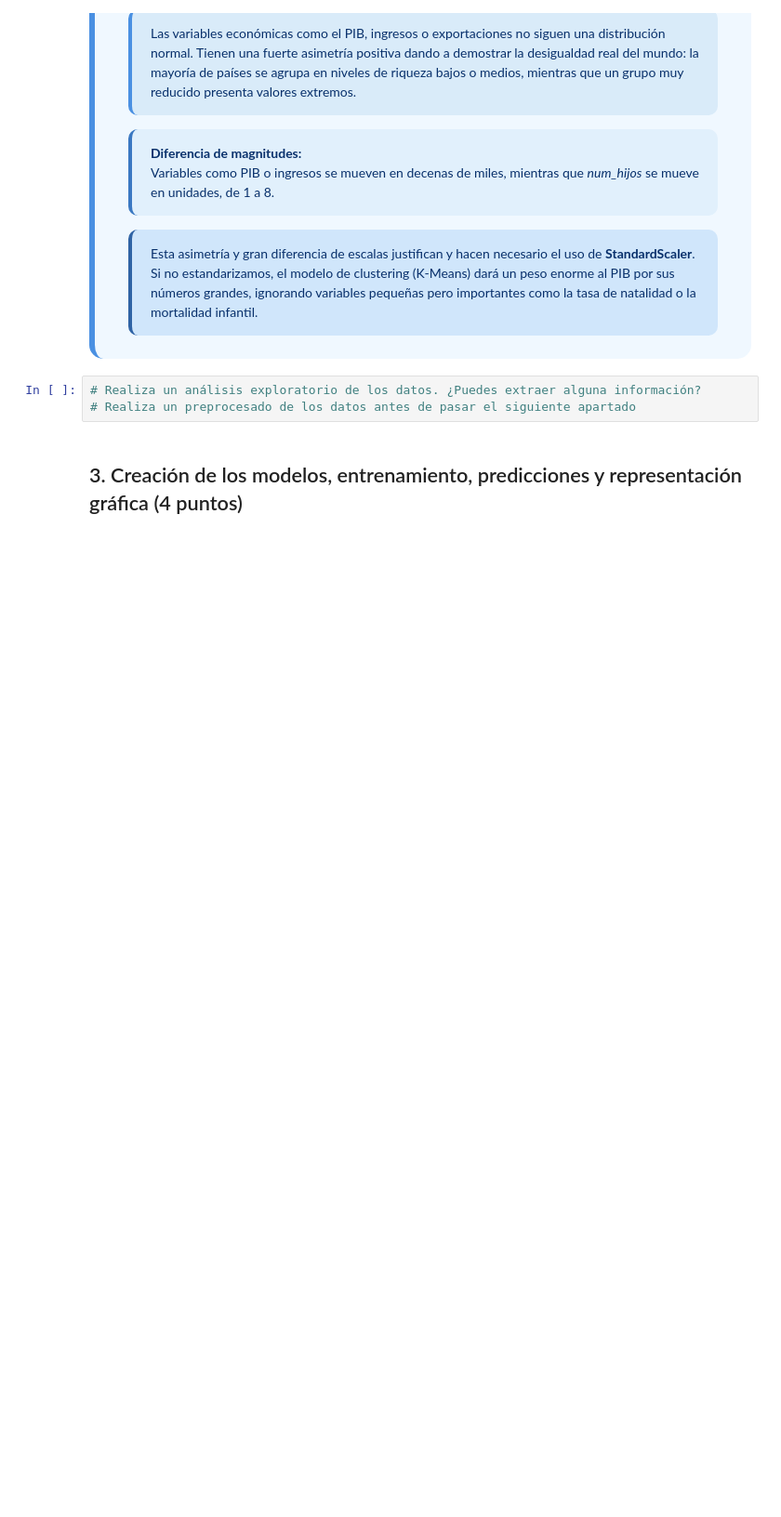
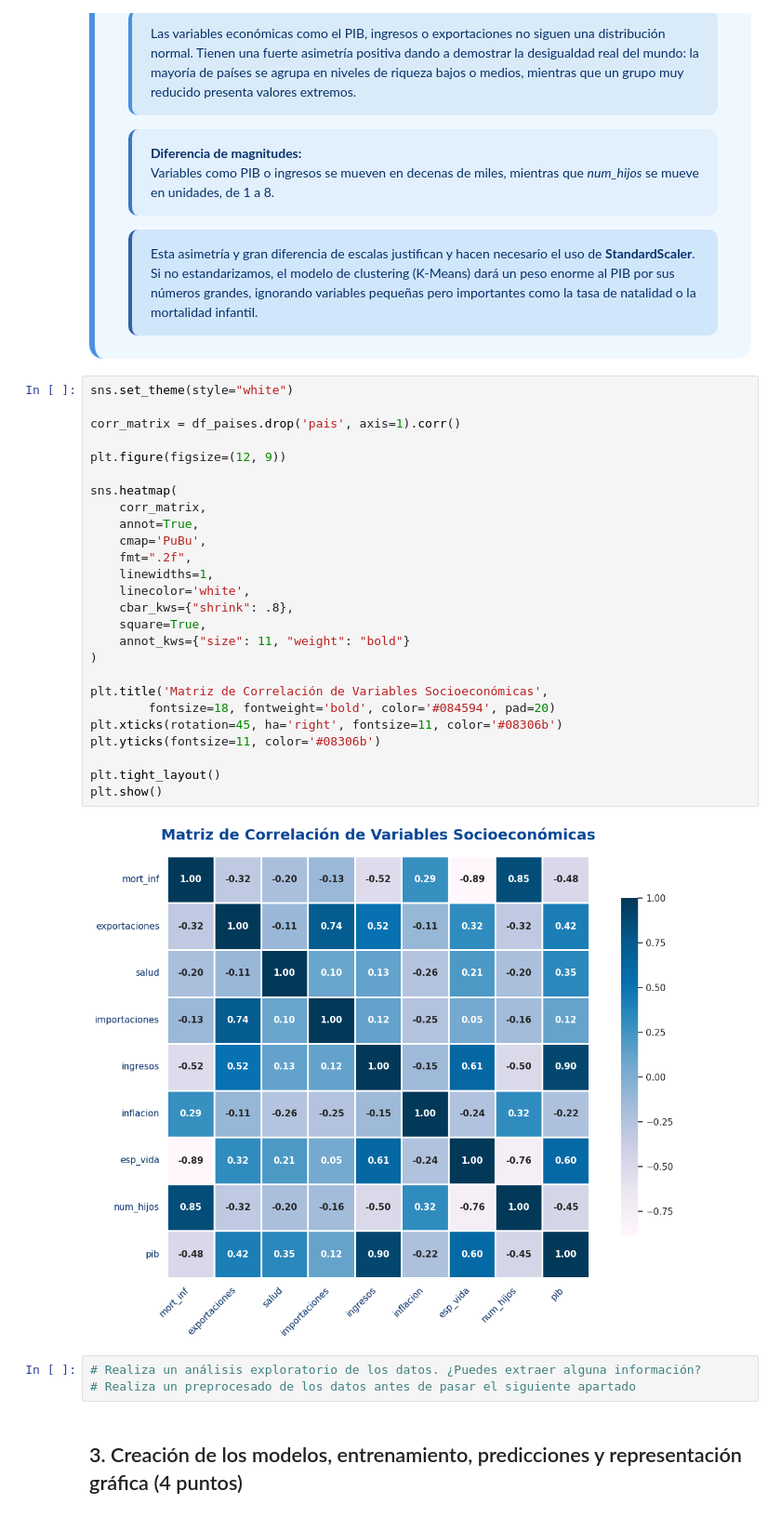
Before and after one commit to nickiiinicole/proyecto-paises-necesitados-ML, a Jupyter notebook: FinalProjectUD3.ipynb, the cells around one changed output. Shown at 93% size. Drawn from its saved outputs; the diff is of its cells as text; blank space fills up the shorter version.

```diff
--- a/FinalProjectUD3.ipynb
+++ b/FinalProjectUD3.ipynb
@@ -257,6 +257,34 @@ plt.show()
     </div>
 
 </div>
+# %%
+sns.set_theme(style="white")
+
+corr_matrix = df_paises.drop('pais', axis=1).corr()
+
+plt.figure(figsize=(12, 9))
+
+sns.heatmap(
+    corr_matrix,
+    annot=True,
+    cmap='PuBu',
+    fmt=".2f",
+    linewidths=1,
+    linecolor='white',
+    cbar_kws={"shrink": .8},
+    square=True,
+    annot_kws={"size": 11, "weight": "bold"}
+)
+
+plt.title('Matriz de Correlación de Variables Socioeconómicas',
+        fontsize=18, fontweight='bold', color='#084594', pad=20)
+plt.xticks(rotation=45, ha='right', fontsize=11, color='#08306b')
+plt.yticks(fontsize=11, color='#08306b')
+
+plt.tight_layout()
+plt.show()
+# %% [output]
+[figure, added]
 # %%
 # Realiza un análisis exploratorio de los datos. ¿Puedes extraer alguna información?
 # Realiza un preprocesado de los datos antes de pasar el siguiente apartado
```
